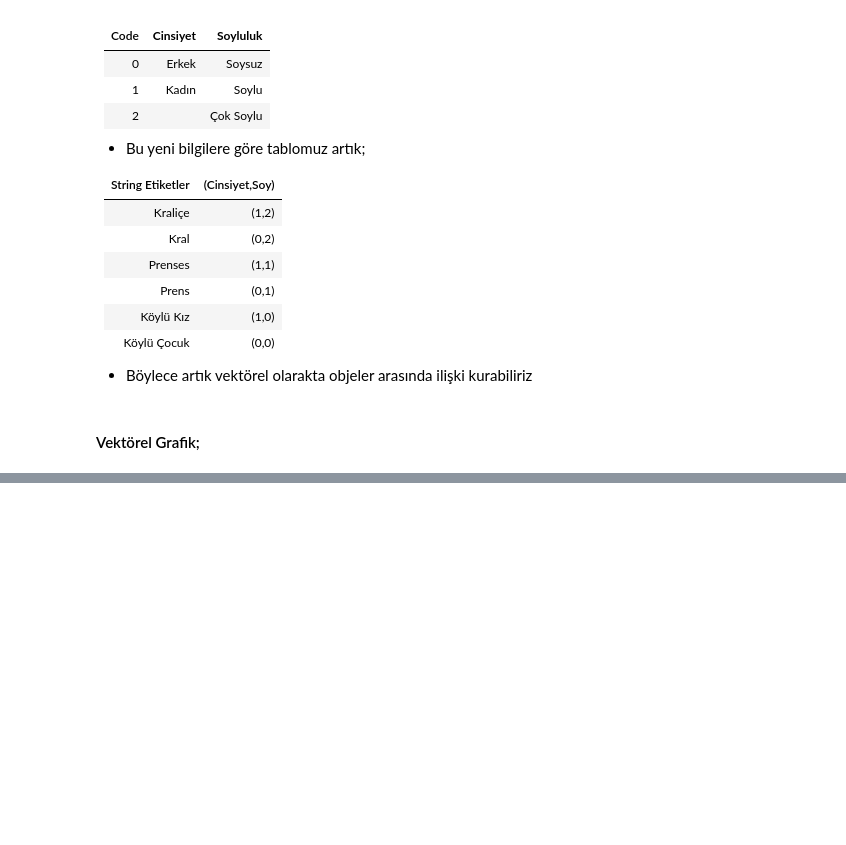
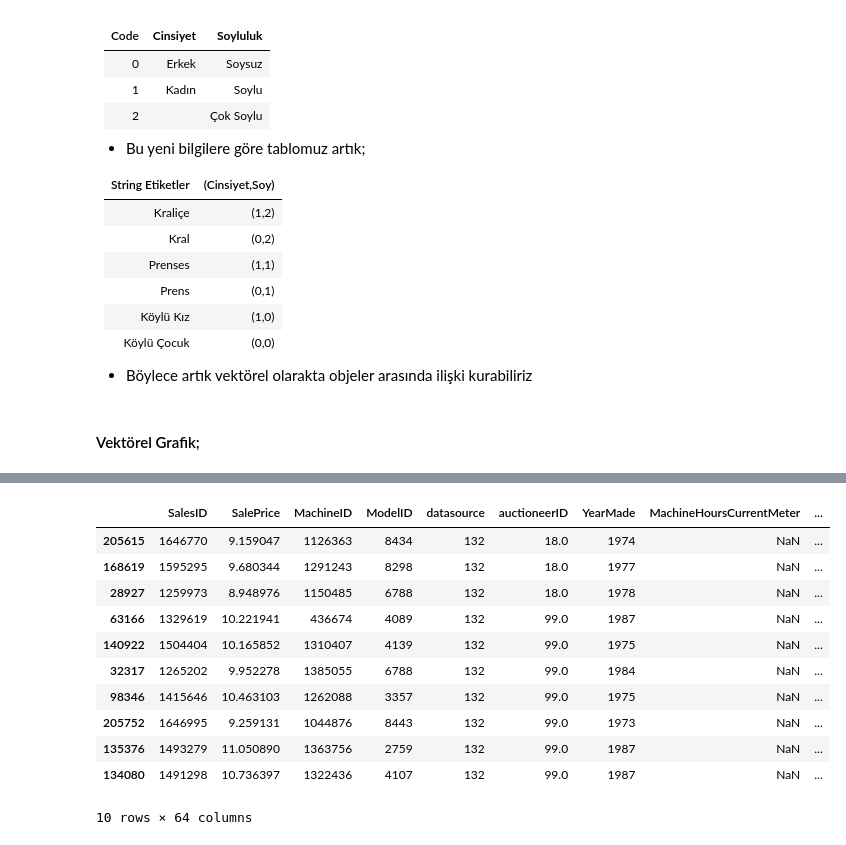
Before and after one commit to RSAlperen/Python-Documents, a Jupyter notebook: 5-MachineLearning/81-ML_Kategorik.ipynb, the cells around one changed output, grey strips where cells are left out. Cells and saved outputs as stored; diff of their text form; code cells hidden in the pictures; blank space fills up the shorter version.

```diff
--- a/5-MachineLearning/81-ML_Kategorik.ipynb
+++ b/5-MachineLearning/81-ML_Kategorik.ipynb
@@ -64,0 +113,2 @@ E.g:
+# %%
+df["SalePrice"] = np.log(df.SalePrice)
@@ -64,0 +132,6 @@ E.g:
+# %%
+# String dtype'ı olan columları pandas category tipine çevirir
+def train_cats(df):
+    for n,c in df.items():
+        if is_string_dtype(c):
+            df[n] = c.astype("category").cat.as_ordered()
@@ -64,0 +144,2 @@ E.g:
+# %%
+train_cats(df)
@@ -64,0 +166,2 @@ E.g:
+# %%
+df["UsageBand"].cat.set_categories(["High", "Medium", "Low"], ordered =True, inplace = True)
@@ -64,0 +271,15 @@ E.g:
+# %%
+df.head(10)
+# %% [output]
+|  | SalesID | SalePrice | MachineID | ModelID | datasource | auctioneerID | YearMade | MachineHoursCurrentMeter | ... |
+| 205615 | 1646770 | 9.159047 | 1126363 | 8434 | 132 | 18.0 | 1974 | NaN | ... |
+| 168619 | 1595295 | 9.680344 | 1291243 | 8298 | 132 | 18.0 | 1977 | NaN | ... |
+| 28927 | 1259973 | 8.948976 | 1150485 | 6788 | 132 | 18.0 | 1978 | NaN | ... |
+| 63166 | 1329619 | 10.221941 | 436674 | 4089 | 132 | 99.0 | 1987 | NaN | ... |
+| 140922 | 1504404 | 10.165852 | 1310407 | 4139 | 132 | 99.0 | 1975 | NaN | ... |
+| 32317 | 1265202 | 9.952278 | 1385055 | 6788 | 132 | 99.0 | 1984 | NaN | ... |
+| 98346 | 1415646 | 10.463103 | 1262088 | 3357 | 132 | 99.0 | 1975 | NaN | ... |
+| 205752 | 1646995 | 9.259131 | 1044876 | 8443 | 132 | 99.0 | 1973 | NaN | ... |
+| 135376 | 1493279 | 11.050890 | 1363756 | 2759 | 132 | 99.0 | 1987 | NaN | ... |
+| 134080 | 1491298 | 10.736397 | 1322436 | 4107 | 132 | 99.0 | 1987 | NaN | ... |
+10 rows × 64 columns
```
Also changed, not shown: parts of 28 cells of this notebook, 18 other files.
